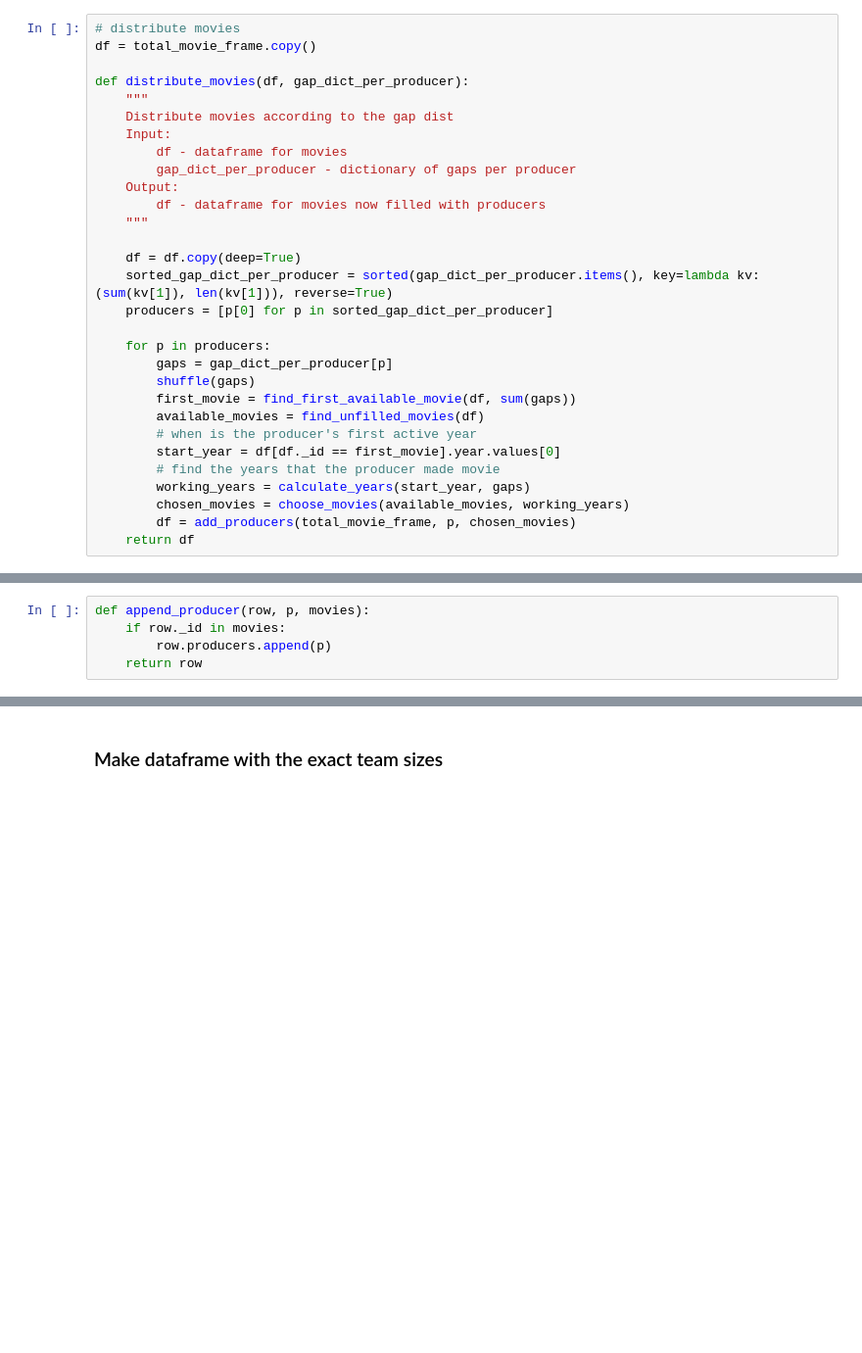
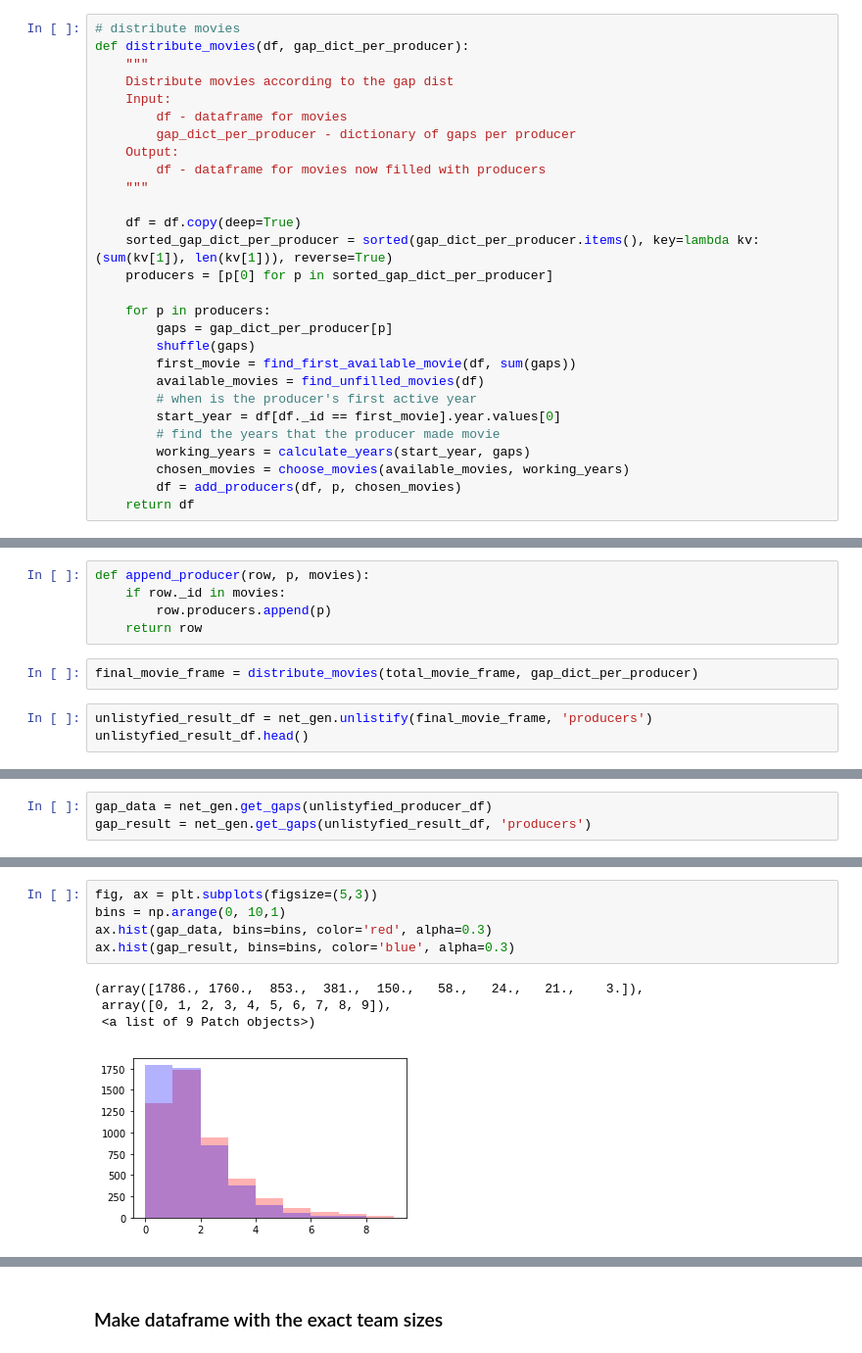
Before and after one commit to liqugit/movie_propagation, a Jupyter notebook: notebooks/network/synthetic_model_3.ipynb, the cells around one changed output, grey strips where cells are left out. Shown at 98% size. Saved outputs shown, nothing was run; the diff lists cells and outputs as text; blank space fills up the shorter version.

```diff
--- a/notebooks/network/synthetic_model_3.ipynb
+++ b/notebooks/network/synthetic_model_3.ipynb
@@ -203,8 +194,6 @@ movie_dict = net_gen.generate_movie_num(total_num_teams, generated_producers_dic
 movie_dict_per_producer, gap_dict_per_producer = net_gen.assign_gaps(movie_dict, gap_dict)
 # %%
 # distribute movies
-df = total_movie_frame.copy()
-
 def distribute_movies(df, gap_dict_per_producer):
     """
     Distribute movies according to the gap dist
@@ -229,5 +218,5 @@ def distribute_movies(df, gap_dict_per_producer):
         # find the years that the producer made movie
         working_years = calculate_years(start_year, gaps)
         chosen_movies = choose_movies(available_movies, working_years)
-        df = add_producers(total_movie_frame, p, chosen_movies)
+        df = add_producers(df, p, chosen_movies)
     return df
@@ -332,3 +279,8 @@ def append_producer(row, p, movies):
     if row._id in movies:
         row.producers.append(p)
     return row
+# %%
+final_movie_frame = distribute_movies(total_movie_frame, gap_dict_per_producer)
+# %%
+unlistyfied_result_df = net_gen.unlistify(final_movie_frame, 'producers')
+unlistyfied_result_df.head()
@@ -334,0 +303,3 @@ def append_producer(row, p, movies):
+# %%
+gap_data = net_gen.get_gaps(unlistyfied_producer_df)
+gap_result = net_gen.get_gaps(unlistyfied_result_df, 'producers')
@@ -334,0 +445,10 @@ def append_producer(row, p, movies):
+# %%
+fig, ax = plt.subplots(figsize=(5,3))
+bins = np.arange(0, 10,1)
+ax.hist(gap_data, bins=bins, color='red', alpha=0.3)
+ax.hist(gap_result, bins=bins, color='blue', alpha=0.3)
+# %% [output]
+(array([1786., 1760.,  853.,  381.,  150.,   58.,   24.,   21.,    3.]),
+ array([0, 1, 2, 3, 4, 5, 6, 7, 8, 9]),
+ <a list of 9 Patch objects>)
+[figure, added]
```
Also changed, not shown: parts of 22 cells of this notebook, 1 other file.
